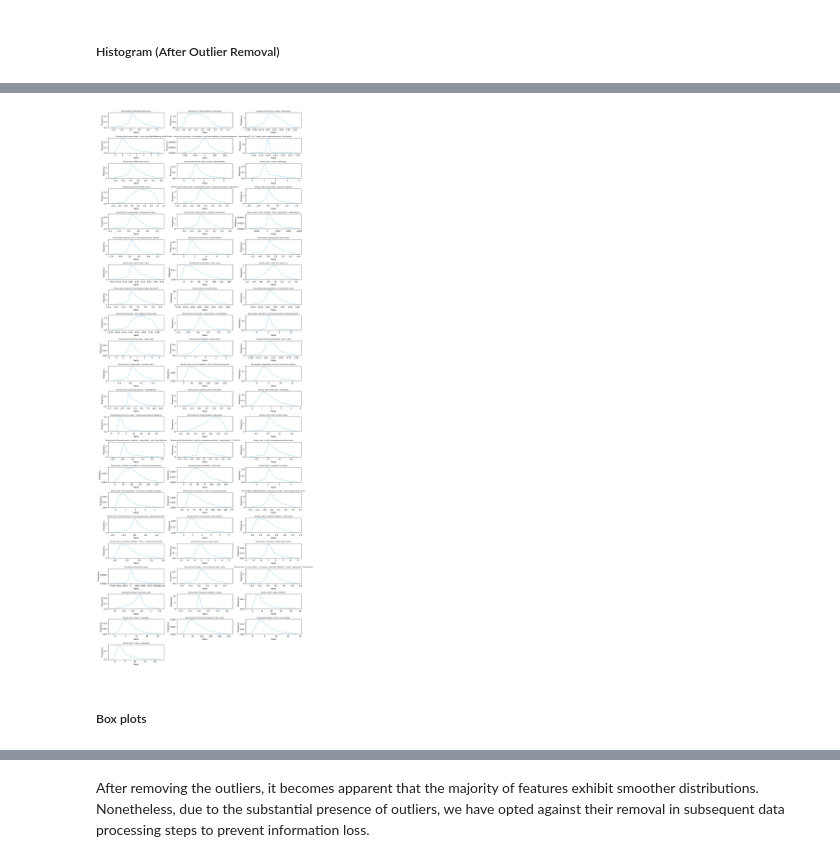
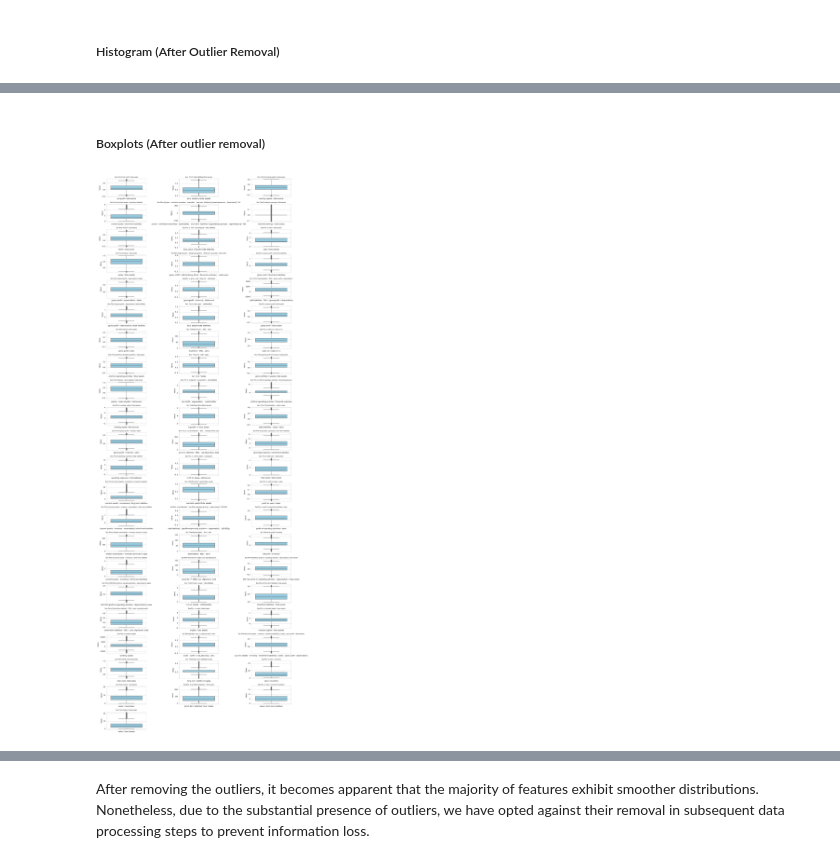
Before and after one commit to ChinSekYi/Bankruptcy-Prediction, a Jupyter notebook: notebook/EDA.ipynb, the cells around one changed output, grey strips where cells are left out. Saved outputs shown, nothing was run; the diff lists cells and outputs as text; code cells hidden in the pictures.

```diff
--- a/notebook/EDA.ipynb
+++ b/notebook/EDA.ipynb
@@ -170,7 +170,7 @@ columns = [
     "(short-term liabilities *365) / sales",
     "sales / short-term liabilities",
     "sales / fixed assets",
-    "class"
+    "class",
 ]
 
 df.columns = columns
@@ -699,13 +696,14 @@ Below are the visualizations after removing the outliers.
 # %% [markdown]
 ##### Histogram (After Outlier Removal)
 # %%
-
 plt.figure(figsize=(15, 40))
 
 # Create subplots for each series in clean_list except the last one
 for i, series in enumerate(clean_list[: len(clean_list) - 1], start=1):
     ax = plt.subplot(22, 3, i)  # Adjust layout as needed
-    sns.histplot(series, bins=10, kde=False, ax=ax)
+    sns.histplot(
+        series, bins=10, kde=False, color="skyblue", edgecolor="darkgrey", ax=ax
+    )
     ax.set_title(f"Histogram of {series.name}", fontsize=8)
     ax.set_xlabel("Value")
     ax.set_ylabel("Frequency")
@@ -718,0 +717,17 @@ plt.show()
+# %%
+plt.figure(figsize=(15, 40))
+
+for i, series in enumerate(clean_list[: len(clean_list) - 1], start=1):
+    plt.subplot(22, 3, i)  # Adjust layout as needed
+    sns.kdeplot(series, color="#636efa", fill=True)
+    plt.title(f"Density plot of {series.name}", fontsize=8)
+    plt.xlabel("Value")
+    plt.ylabel("Density")
+    plt.tick_params(axis="both", which="major", labelsize=10)
+    plt.tick_params(axis="both", which="minor", labelsize=8)
+    plt.grid(False)
+    plt.gca().spines["top"].set_visible(False)
+    plt.gca().spines["right"].set_visible(False)
+
+plt.tight_layout()
+plt.show()
@@ -719,18 +736,15 @@ plt.show()
+# %% [markdown]
+##### Boxplots (After outlier removal)
 # %%
-import warnings
+plt.figure(figsize=(15, 40))
 
-warn_singular = False
-plt.figure(figsize=(15, 40))
 for i, series in enumerate(clean_list[: len(clean_list) - 1], start=1):
     plt.subplot(22, 3, i)  # Adjust layout as needed
-    sns.kdeplot(series, color="skyblue")
-    plt.title(f"Density plot of {series.name}", fontsize=8)
-    plt.xlabel("Value")
-    plt.ylabel("Frequency")
+    sns.boxplot(data=pd.DataFrame(series), color="skyblue")
+    plt.title(f"Box Plot of {series.name}", fontsize=8)
+    plt.ylabel("Value")
 
 plt.tight_layout()
 plt.show()
 # %% [output]
-[figure, old version]
+[figure, new version]
-# %% [markdown]
-##### Box plots
```
Also changed, not shown: parts of 27 cells of this notebook, 1 other file.
